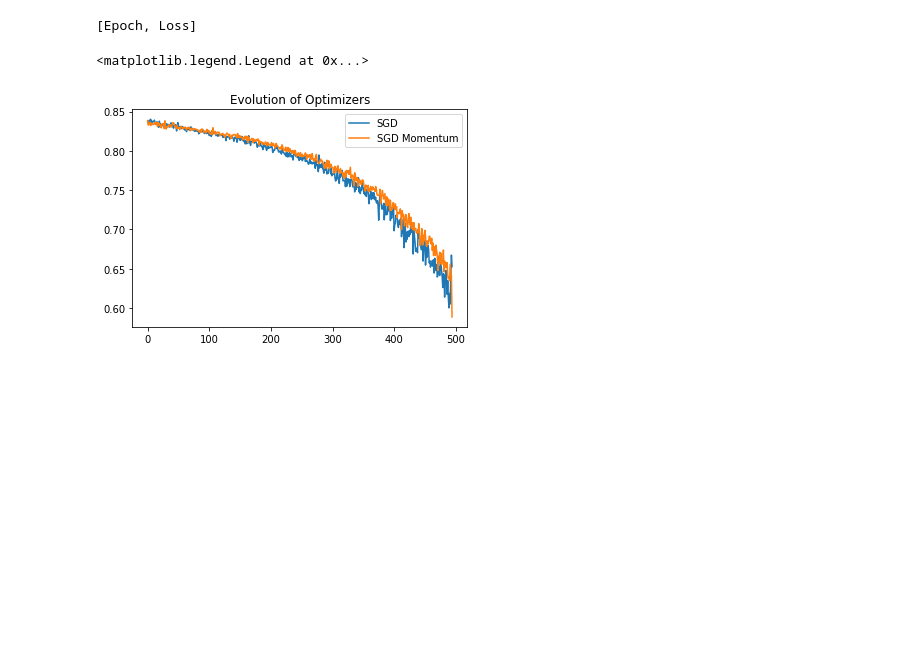
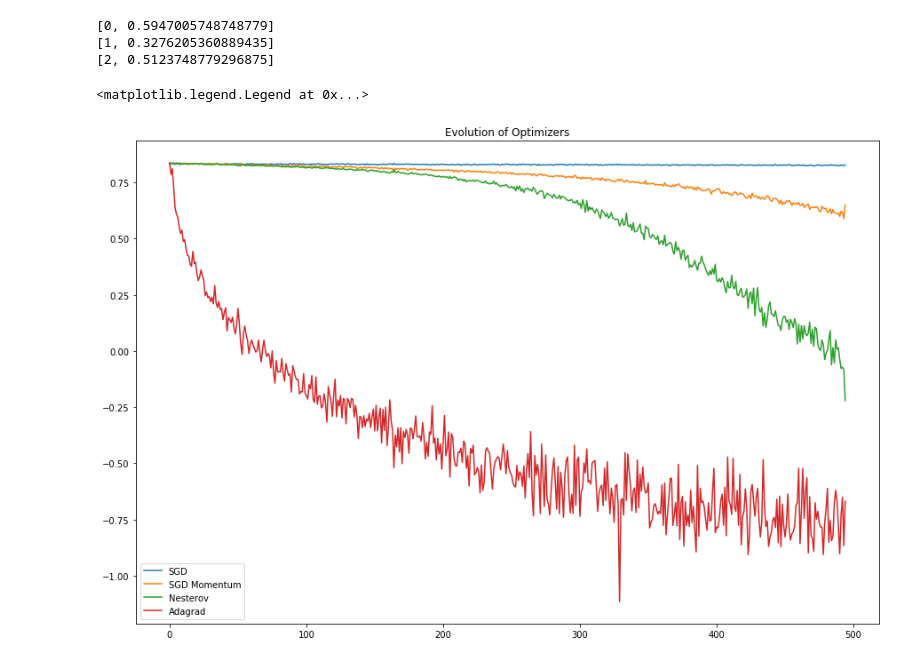
Before and after one commit to JerAguilon/ML-Sandbox, a Jupyter notebook: Neural Net Optimizers.ipynb, the cells around one changed output. Drawn from its saved outputs; the diff is of its cells as text; code cells hidden in the pictures; blank space fills up the shorter version.

Commit message:
Adagrad impl

```diff
--- a/Neural Net Optimizers.ipynb
+++ b/Neural Net Optimizers.ipynb
@@ -87,5 +92,5 @@ for epoch in range(epochs):
 # %%
-sgd_losses = [(l.data.numpy()[0]) for l in losses]
+sgd_losses = [(l.data.numpy()) for l in losses]
 sgd_log_losses_ = [np.log(l) for l in sgd_losses]
 # %%
 plt.plot(sgd_log_losses_)
@@ -158,38 +263,56 @@ epoch 2
+# %%
+net = init_net()
+wbs = [(lin.weight, lin.bias) for lin in net.linears]
+losses = []
+
+# params
+lr = .001
+grads_squared = [[torch.zeros(wb[0].size()), torch.zeros(wb[1].size())] for wb in wbs]
+noise = 1e-8
+
+epochs = 3
 # %%
-print("[Epoch, Loss]")
+### Training
 for epoch in range(epochs):
     for i, batch in enumerate(data_dl):
         inputs, labels = Variable(batch[0]), Variable(batch[1])
         outputs = net(inputs)
 
+        # compute loss and gradients
         loss = criterion(outputs, labels.squeeze(-1))
         losses.append(loss)
         loss.backward()
 
+        # update weights
         for i, wb in enumerate(wbs):
             w = wb[0]
             b = wb[1]
-            weight_v_curr = rho * weight_v_prev[i] + lr * w.grad.data
-            bias_v_curr = rho * bias_v_prev[i] + lr * b.grad.data
 
-            weight_v_prev[i] = weight_v_curr
-            bias_v_prev[i] = bias_v_curr
-            w.data -= weight_v_curr
-            b.data -= bias_v_curr
+            w.data -= lr*(w.grad.data / torch.sqrt(grads_squared[i][0] + noise))
+            b.data -= lr*(b.grad.data / torch.sqrt(grads_squared[i][1] + noise))
 
+            grads_squared[i][0] += w.grad.data*w.grad.data
+            grads_squared[i][1] += b.grad.data*b.grad.data
+
+            # zero the gradients
             w.grad.data.zero_()
             b.grad.data.zero_()
-    print("[{}, {}]".format(epoch, loss.data[0]))
+    print("[{}, {}]".format(epoch, loss.data))
 # %% [output]
-[Epoch, Loss]
+[0, 0.5947005748748779]
+[1, 0.3276205360889435]
+[2, 0.5123748779296875]
+# %%
+
+adagrad_losses_ = [(l.data.numpy()) for l in losses]
+adagrad_log_losses_ = [np.log(l) for l in adagrad_losses_]
 # %%
-sgdmom_losses_ = [(l.data.numpy()[0]) for l in losses]
-sgdmom_log_losses_ = [np.log(l) for l in sgdmom_losses_]
-
 plt.plot(sgd_log_losses_)
 plt.plot(sgdmom_log_losses_)
+plt.plot(nesterov_log_losses_)
+plt.plot(adagrad_log_losses_)
 title = plt.title("Evolution of Optimizers")
-plt.legend(('SGD', 'SGD Momentum'))
+plt.legend(('SGD', 'SGD Momentum', 'Nesterov', 'Adagrad'))
 # %% [output]
 <matplotlib.legend.Legend at 0x...>
-[figure, old version]
+[figure, new version]
```
Also changed, not shown: parts of 14 cells of this notebook, 3 other files.
